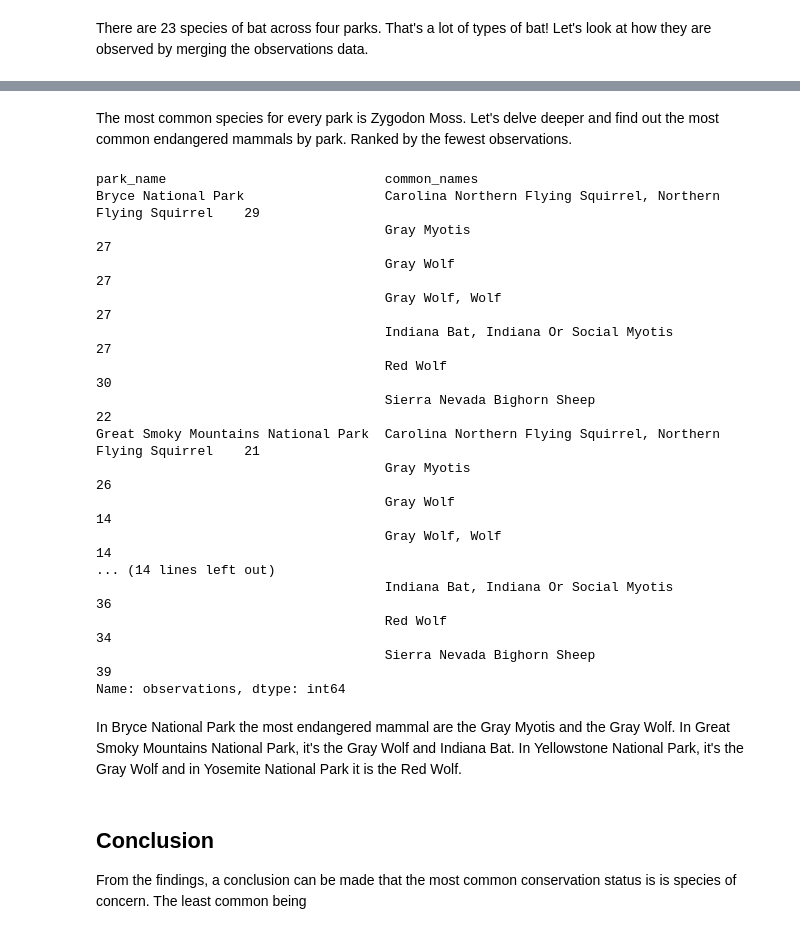
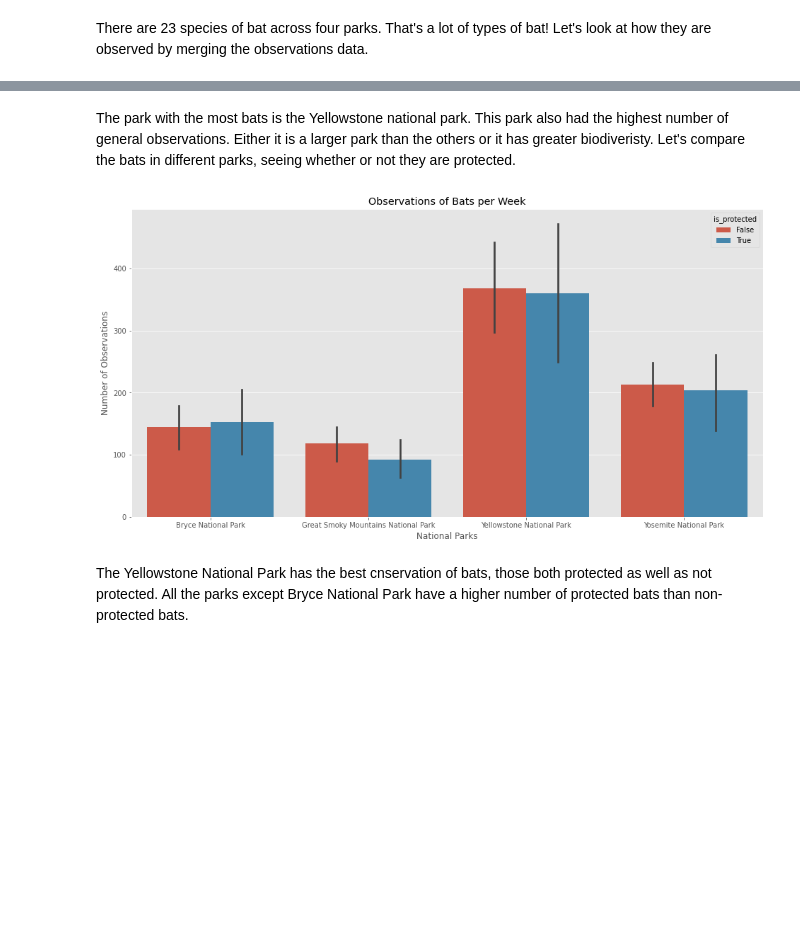
Before and after one commit to Thomsoa194/biodiversity, a Jupyter notebook: biodiversity.ipynb, the cells around one changed output, grey strips where cells are left out. Cells and saved outputs as stored; diff of their text form; code cells hidden in the pictures; blank space fills up the shorter version.

```diff
--- a/biodiversity.ipynb
+++ b/biodiversity.ipynb
@@ -345,28 +234,15 @@ Yosemite National Park               Zygodon Moss
-# %% [markdown]
-The most common species for every park is Zygodon Moss. Let's delve deeper and find out the most common endangered mammals by park. Ranked by the fewest observations.
-# %%
-endangered_mammal = species_observations[(species_observations['category'] == 'Mammal') & (species_observations['conservation_status'] == 'Endangered')]
-endangered_mammal.groupby(['park_name', 'common_names'])['observations'].min()
-# %% [output]
-park_name                            common_names
-Bryce National Park                  Carolina Northern Flying Squirrel, Northern Flying Squirrel    29
-                                     Gray Myotis                                                    27
-                                     Gray Wolf                                                      27
-                                     Gray Wolf, Wolf                                                27
-                                     Indiana Bat, Indiana Or Social Myotis                          27
-                                     Red Wolf                                                       30
-                                     Sierra Nevada Bighorn Sheep                                    22
-Great Smoky Mountains National Park  Carolina Northern Flying Squirrel, Northern Flying Squirrel    21
-                                     Gray Myotis                                                    26
-                                     Gray Wolf                                                      14
-                                     Gray Wolf, Wolf                                                14
-... (14 lines left out)
-                                     Indiana Bat, Indiana Or Social Myotis                          36
-                                     Red Wolf                                                       34
-                                     Sierra Nevada Bighorn Sheep                                    39
-Name: observations, dtype: int64
-# %% [markdown]
-In Bryce National Park the most endangered mammal are the Gray Myotis and the Gray Wolf. In Great Smoky Mountains National Park, it's the Gray Wolf and Indiana Bat. In Yellowstone National Park, it's the Gray Wolf and in Yosemite National Park it is the Red Wolf.
-# %% [markdown]
-## Conclusion
-From the findings, a conclusion can be made that the most common conservation status is is species of concern. The least common being
+# %% [markdown]
+The park with the most bats is the Yellowstone national park. This park also had the highest number of general observations. Either it is a larger park than the others or it has greater biodiveristy. Let's compare the bats in different parks, seeing whether or not they are protected.
+# %%
+observation_park = bat_observations.groupby(['common_names', 'is_protected', 'park_name']).observations.sum().reset_index()
+plt.style.use('ggplot')
+plt.figure(figsize=(16, 8))
+sns.barplot(x=observation_park.park_name, y= observation_park.observations, hue=observation_park.is_protected)
+plt.xlabel('National Parks')
+plt.ylabel('Number of Observations')
+plt.title('Observations of Bats per Week')
+plt.show()
+# %% [output]
+[figure, added]
+# %% [markdown]
+The Yellowstone National Park has the best cnservation of bats, those both protected as well as not protected. All the parks except Bryce National Park have a higher number of protected bats than non-protected bats.
```
Also changed, not shown: parts of 25 cells of this notebook.
